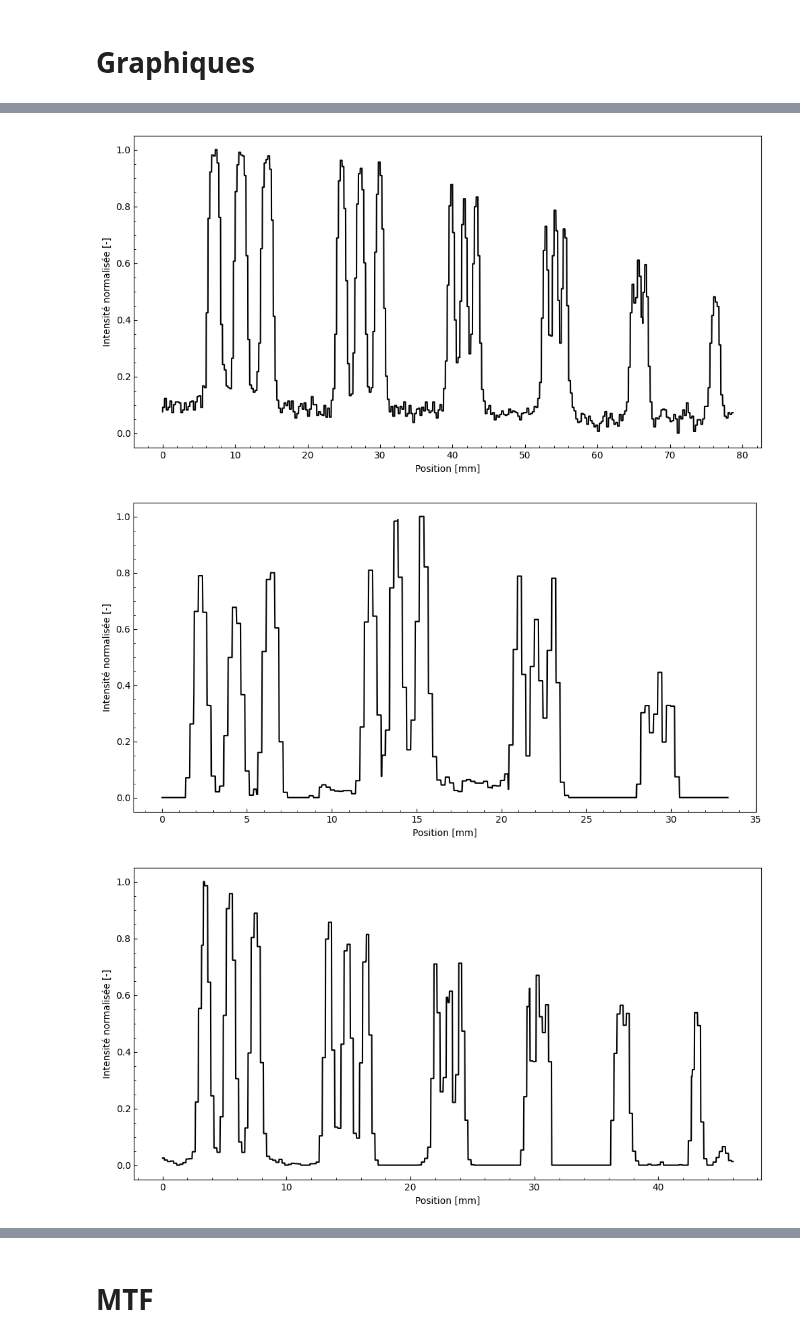
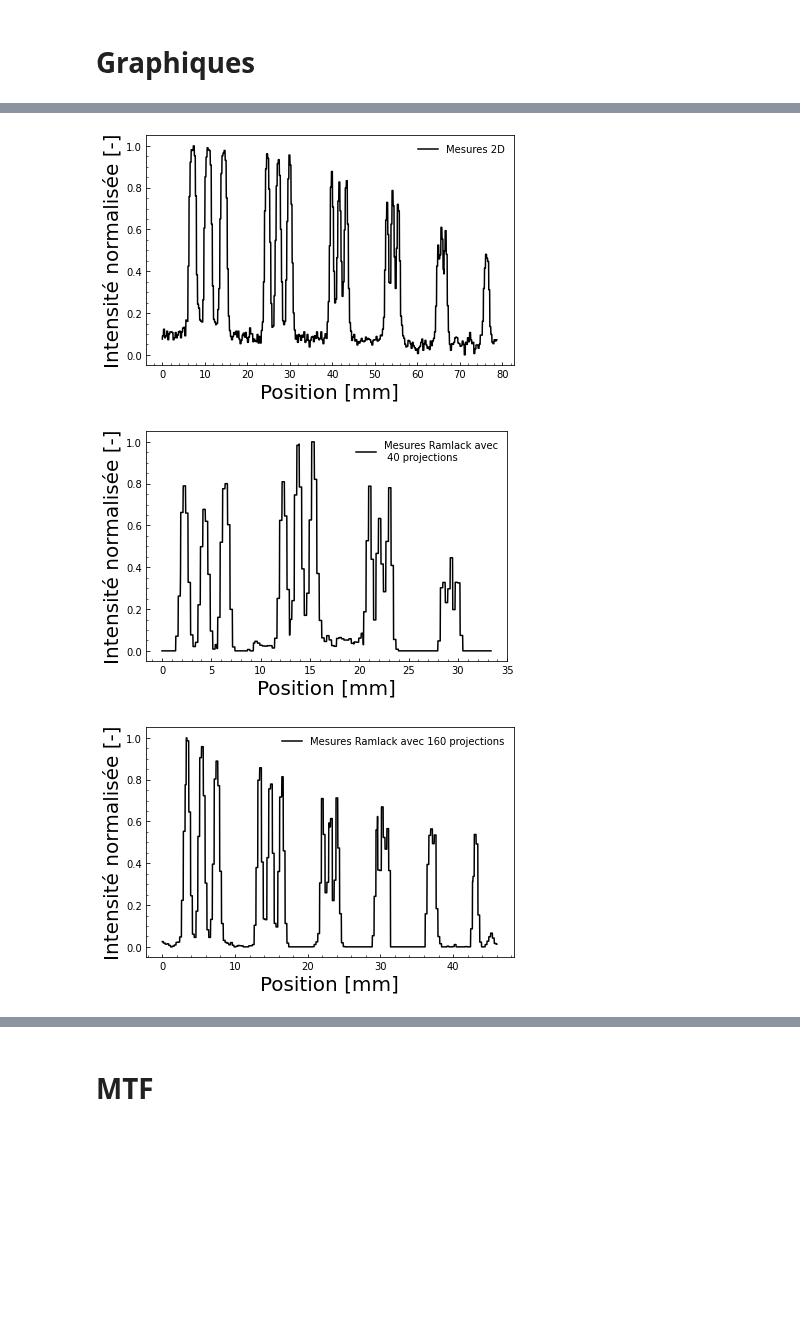
Before and after one commit to felixantoine1/labV_projet, a Jupyter notebook: analyse_partie4.ipynb, the cells around one changed output, grey strips where cells are left out. Drawn from its saved outputs; the diff is of its cells as text; code cells hidden in the pictures; blank space fills up the shorter version.

```diff
--- a/analyse_partie4.ipynb
+++ b/analyse_partie4.ipynb
@@ -189,14 +189,14 @@ def normalise_1d(list):
 def MTF(max, min):
     return [(max[0]-min[0])/(max[0]+min[0]), np.sqrt((min[0]*max[1]/(min[0]+max[0]))**2+(-max[0]*min[1]/(min[0]+max[0]))**2)]
 # %%
-def figure_plot_p4(df):
-    mpl.figure(figsize=(12,6))
-    mpl.plot(df["Pixels"],df["Value"], color="k")
-    mpl.ylabel("Intensité normalisée [-]")
-    mpl.xlabel("Position [mm]")
-    # mpl.legend(frameon=False)
+def figure_plot_p4(df, label=""):
+    mpl.plot(df["Pixels"],df["Value"], color="k", label=label)
+    mpl.ylabel("Intensité normalisée [-]", fontsize=20)
+    mpl.xlabel("Position [mm]", fontsize=20)
+    mpl.legend(frameon=False)
     mpl.tick_params(axis='both', which='both', direction='in')
     mpl.minorticks_on()
+    mpl.tight_layout()
     mpl.show()
 # %% [markdown]
 # Données partie 4
@@ -242,41 +314,41 @@ partie4_3d_320_200_y = pixel_to_cm_normalise(lire_csv(r"partie_4/partie4_3d_320_
 # %%
-figure_plot_p4(partie4_2d_y)
+figure_plot_p4(partie4_2d_y, "Mesures 2D")
 
 position_max_partie4_2d_y = subset(find_position_mean_std(partie4_2d_y),[1,2,3,4,5,6,7,8,9,10,11,12,13,14,15,16])
 intensity_max_partie4_2d_y = subset(find_intensity_mean_std(partie4_2d_y),[1,2,3,4,5,6,7,8,9,10,11,12,13,14,15,16])
 
 reverse_partie4_2d_y = traitement_2d(partie4_2d_y)
 
 position_min_partie4_2d_y = subset(find_position_mean_std(reverse_partie4_2d_y), [7,8,19,20,32,33,43,44,53,54])
 intensity_min_partie4_2d_y = subset(find_intensity_mean_std(reverse_partie4_2d_y,reverse=True), [7,8,19,20,32,33,43,44,53,54])
 
 
 intensity_max_groupe_1_partie4_2d_y = mean_intensy_final(intensity_max_partie4_2d_y,[0,1,2])
 intensity_min_groupe_1_partie4_2d_y = mean_intensy_final(intensity_min_partie4_2d_y,[0,1])
 mtf_groupe_1_partie4_2d_y = MTF(intensity_max_groupe_1_partie4_2d_y, intensity_min_groupe_1_partie4_2d_y)
 
 intensity_max_groupe_2_partie4_2d_y = mean_intensy_final(intensity_max_partie4_2d_y,[3,4,5])
 intensity_min_groupe_2_partie4_2d_y = mean_intensy_final(intensity_min_partie4_2d_y,[2,3])
 mtf_groupe_2_partie4_2d_y= MTF(intensity_max_groupe_2_partie4_2d_y, intensity_min_groupe_2_partie4_2d_y)
 
 intensity_max_groupe_3_partie4_2d_y = mean_intensy_final(intensity_max_partie4_2d_y,[6,7,8])
 intensity_min_groupe_3_partie4_2d_y = mean_intensy_final(intensity_min_partie4_2d_y,[4,5])
 mtf_groupe_3_partie4_2d_y= MTF(intensity_max_groupe_3_partie4_2d_y, intensity_min_groupe_3_partie4_2d_y)
 
 intensity_max_groupe_4_partie4_2d_y = mean_intensy_final(intensity_max_partie4_2d_y,[9,10,11])
 intensity_min_groupe_4_partie4_2d_y = mean_intensy_final(intensity_min_partie4_2d_y,[6,7])
 mtf_groupe_4_partie4_2d_y= MTF(intensity_max_groupe_4_partie4_2d_y, intensity_min_groupe_4_partie4_2d_y)
 
 intensity_max_groupe_5_partie4_2d_y = mean_intensy_final(intensity_max_partie4_2d_y,[12,13,14])
 intensity_min_groupe_5_partie4_2d_y = mean_intensy_final(intensity_min_partie4_2d_y,[8,9])
 mtf_groupe_5_partie4_2d_y= MTF(intensity_max_groupe_5_partie4_2d_y, intensity_min_groupe_5_partie4_2d_y)
 
 mtfs_partie4_2d_y = normalise_1d([mtf_groupe_1_partie4_2d_y[0], mtf_groupe_2_partie4_2d_y[0], mtf_groupe_3_partie4_2d_y[0], mtf_groupe_4_partie4_2d_y[0], mtf_groupe_5_partie4_2d_y[0],0])
 std_mts_partie4_2d_y = [mtf_groupe_1_partie4_2d_y[1], mtf_groupe_2_partie4_2d_y[1], mtf_groupe_3_partie4_2d_y[1], mtf_groupe_4_partie4_2d_y[1], mtf_groupe_5_partie4_2d_y[1],0]
 # %% [output]
-[figure, old version]
+[figure, new version]
 # %%
-figure_plot_p4(partie4_3d_040_025_ramlack_y_v2)
+figure_plot_p4(partie4_3d_040_025_ramlack_y_v2, "Mesures Ramlack avec\n 40 projections")
 
 position_max_partie4_3d_040_025_ramlack_y_v2 = find_position_mean_std(partie4_3d_040_025_ramlack_y_v2)
 intensity_max_partie4_3d_040_025_ramlack_y_v2 = find_intensity_mean_std(partie4_3d_040_025_ramlack_y_v2)
@@ -305,9 +377,9 @@ mtf_groupe_4_partie4_3d_040_025_ramlack_y_v2 = MTF(intensity_max_groupe_4_partie
 mtfs_partie4_3d_040_025_ramlack_y_v2 = normalise_1d([mtf_groupe_1_partie4_3d_040_025_ramlack_y_v2[0], mtf_groupe_2_partie4_3d_040_025_ramlack_y_v2[0], mtf_groupe_3_partie4_3d_040_025_ramlack_y_v2[0], mtf_groupe_4_partie4_3d_040_025_ramlack_y_v2[0],0,0])
 std_mts_partie4_3d_040_025_ramlack_y_v2 =[mtf_groupe_1_partie4_3d_040_025_ramlack_y_v2[1], mtf_groupe_2_partie4_3d_040_025_ramlack_y_v2[1], mtf_groupe_3_partie4_3d_040_025_ramlack_y_v2[1], mtf_groupe_4_partie4_3d_040_025_ramlack_y_v2[1],0,0]
 # %% [output]
-[figure, old version]
+[figure, new version]
 # %%
-figure_plot_p4(partie4_3d_160_025_ramlack_y)
+figure_plot_p4(partie4_3d_160_025_ramlack_y, "Mesures Ramlack avec 160 projections")
 
 position_max_partie4_3d_160_025_ramlack_y = subset(find_position_mean_std(partie4_3d_160_025_ramlack_y),[0,1,2,3,4,5,6,7,9,10,11,12,13,14,15])
 intensity_max_partie4_3d_160_025_ramlack_y = subset(find_intensity_mean_std(partie4_3d_160_025_ramlack_y),[0,1,2,3,4,5,6,7,9,10,11,12,13,14,15])
@@ -343,5 +415,5 @@ mtfs_partie4_3d_160_025_ramlack_y = normalise_1d([mtf_groupe_1_partie4_3d_160_02
 std_mtfs_partie4_3d_160_025_ramlack_y = [mtf_groupe_1_partie4_3d_160_025_ramlack_y[1] , mtf_groupe_2_partie4_3d_160_025_ramlack_y[1], mtf_groupe_3_partie4_3d_160_025_ramlack_y[1],
                                      mtf_groupe_4_partie4_3d_160_025_ramlack_y[1], mtf_groupe_5_partie4_3d_160_025_ramlack_y[1],0]
 # %% [output]
-[figure, old version]
+[figure, new version]
 # %%
```
Also changed, not shown: parts of 14 cells of this notebook, 13 other files.
